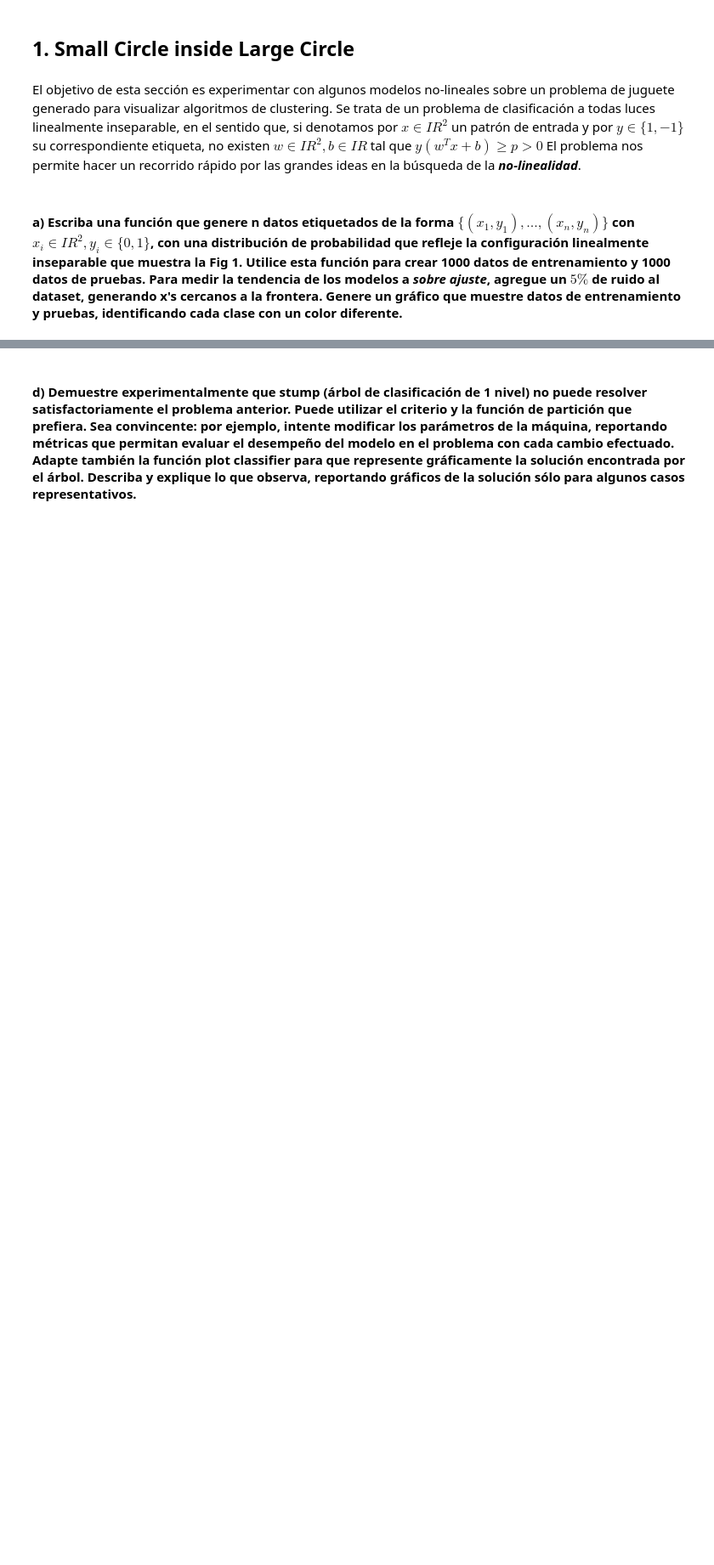
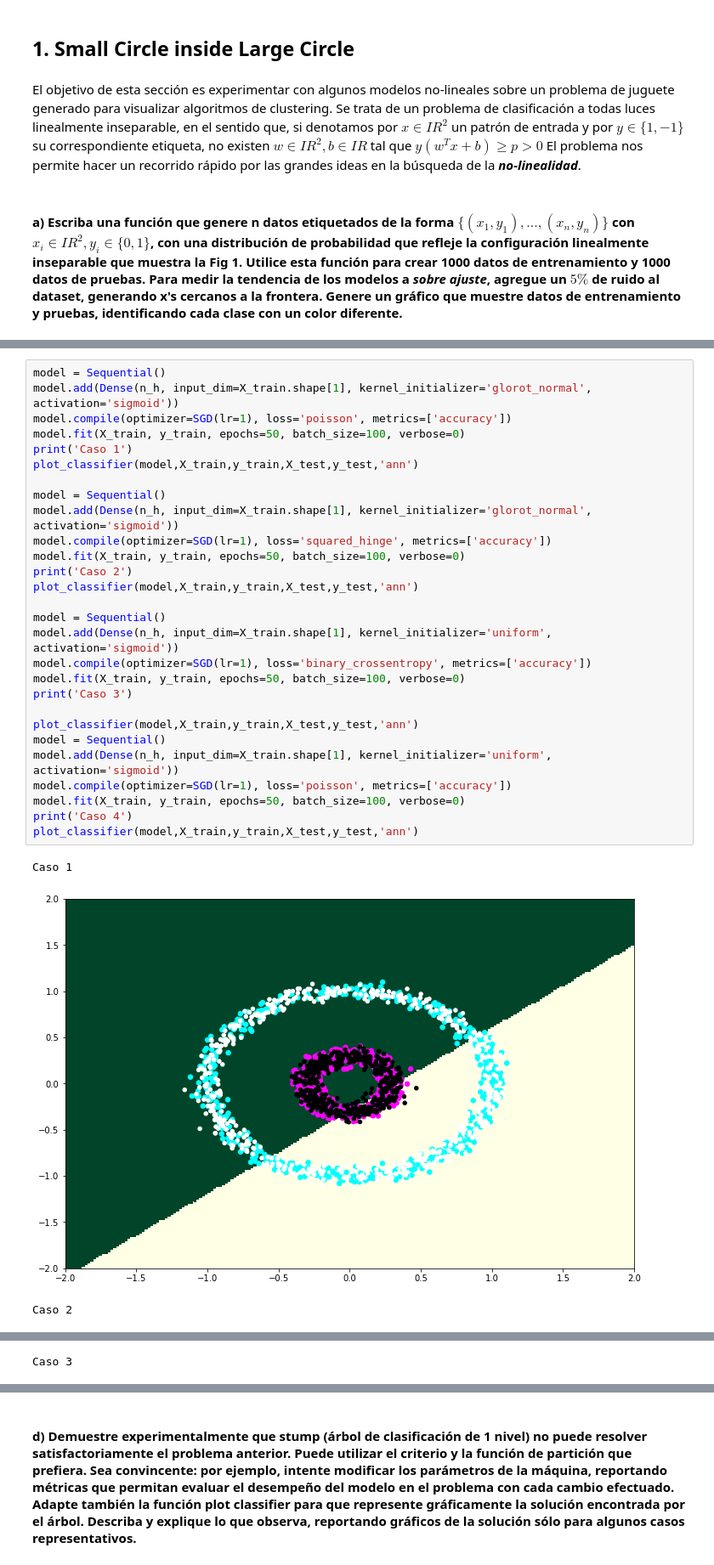
Before and after one commit to Caimapo/MachineLearning2017-02, a Jupyter notebook: Tarea 3/Parte 1.ipynb, the cells around one changed output, grey strips where cells are left out. Shown at 85% size. Saved outputs shown, nothing was run; the diff lists cells and outputs as text; blank space fills up the shorter version.

```diff
--- a/Tarea 3/Parte 1.ipynb
+++ b/Tarea 3/Parte 1.ipynb
@@ -56,0 +136,32 @@ def plot_classifier(clf,X_train,Y_train,X_test,Y_test,model_type):
+# %%
+model = Sequential()
+model.add(Dense(n_h, input_dim=X_train.shape[1], kernel_initializer='glorot_normal', activation='sigmoid'))
+model.compile(optimizer=SGD(lr=1), loss='poisson', metrics=['accuracy'])
+model.fit(X_train, y_train, epochs=50, batch_size=100, verbose=0)
+print('Caso 1')
+plot_classifier(model,X_train,y_train,X_test,y_test,'ann')
+
+model = Sequential()
+model.add(Dense(n_h, input_dim=X_train.shape[1], kernel_initializer='glorot_normal', activation='sigmoid'))
+model.compile(optimizer=SGD(lr=1), loss='squared_hinge', metrics=['accuracy'])
+model.fit(X_train, y_train, epochs=50, batch_size=100, verbose=0)
+print('Caso 2')
+plot_classifier(model,X_train,y_train,X_test,y_test,'ann')
+
+model = Sequential()
+model.add(Dense(n_h, input_dim=X_train.shape[1], kernel_initializer='uniform', activation='sigmoid'))
+model.compile(optimizer=SGD(lr=1), loss='binary_crossentropy', metrics=['accuracy'])
+model.fit(X_train, y_train, epochs=50, batch_size=100, verbose=0)
+print('Caso 3')
+
+plot_classifier(model,X_train,y_train,X_test,y_test,'ann')
+model = Sequential()
+model.add(Dense(n_h, input_dim=X_train.shape[1], kernel_initializer='uniform', activation='sigmoid'))
+model.compile(optimizer=SGD(lr=1), loss='poisson', metrics=['accuracy'])
+model.fit(X_train, y_train, epochs=50, batch_size=100, verbose=0)
+print('Caso 4')
+plot_classifier(model,X_train,y_train,X_test,y_test,'ann')
+# %% [output]
+Caso 1
+[figure, added]
+Caso 2
@@ -56,0 +169 @@ def plot_classifier(clf,X_train,Y_train,X_test,Y_test,model_type):
+Caso 3
```
Also changed, not shown: parts of 25 cells of this notebook, 1 other file.
